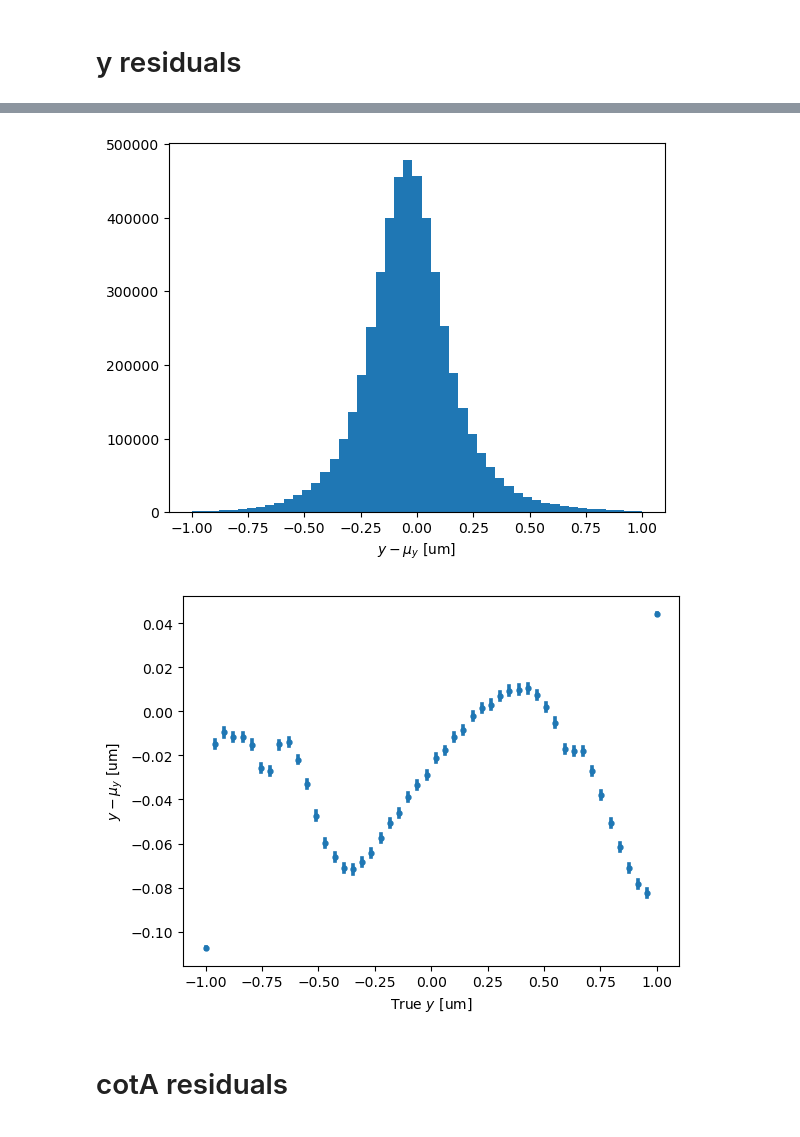
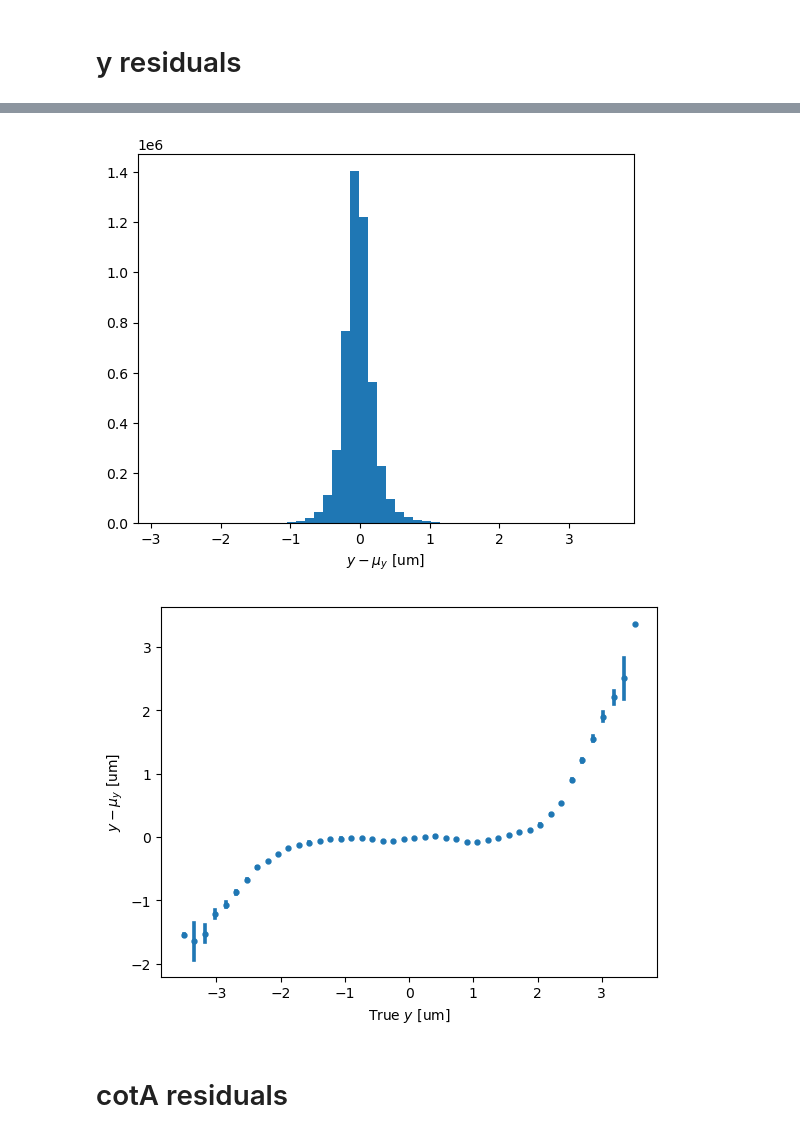
Before and after one commit to Kuang-Shiqi/smart-pixels-ml, a Jupyter notebook: from_weights_hdf5_with_scaling_factors.ipynb, the cells around one changed output, grey strips where cells are left out. Cells and saved outputs as stored; diff of their text form; code cells hidden in the pictures.

```diff
--- a/from_weights_hdf5_with_scaling_factors.ipynb
+++ b/from_weights_hdf5_with_scaling_factors.ipynb
@@ -270,16 +270,16 @@ plt.show()
 # %%
-plt.hist(residualsy,bins=np.linspace(-1,1,50))
+plt.hist(residualsy, bins=50)
 #plt.yscale('Log')
 plt.xlabel(r'$y-\mu_y$ [um]')
 
 save_fig_path = os.path.join(base_dir, 'y_res_dist.png')
 plt.savefig(save_fig_path)
 
 plt.show()
 # %% [output]
-[figure, old version]
+[figure, new version]
 # %%
-x = sns.regplot(x=df['ytrue'], y=(df['ytrue']-df['y']), x_bins=np.linspace(-1,1,50), fit_reg=None, marker='.')
+x = sns.regplot(x=df['ytrue'], y=(df['ytrue']-df['y']), x_bins=np.linspace(-4,4,50), fit_reg=None, marker='.')
 plt.xlabel(r'True $y$ [um]')
 plt.ylabel(r'$y-\mu_y$ [um]')
 
@@ -288,7 +288,7 @@ plt.savefig(save_fig_path)
 
 plt.show()
 # %% [output]
-[figure, old version]
+[figure, new version]
 # %% [markdown]
 # cotA residuals
 # %%
```
Also changed, not shown: parts of 10 cells of this notebook.
